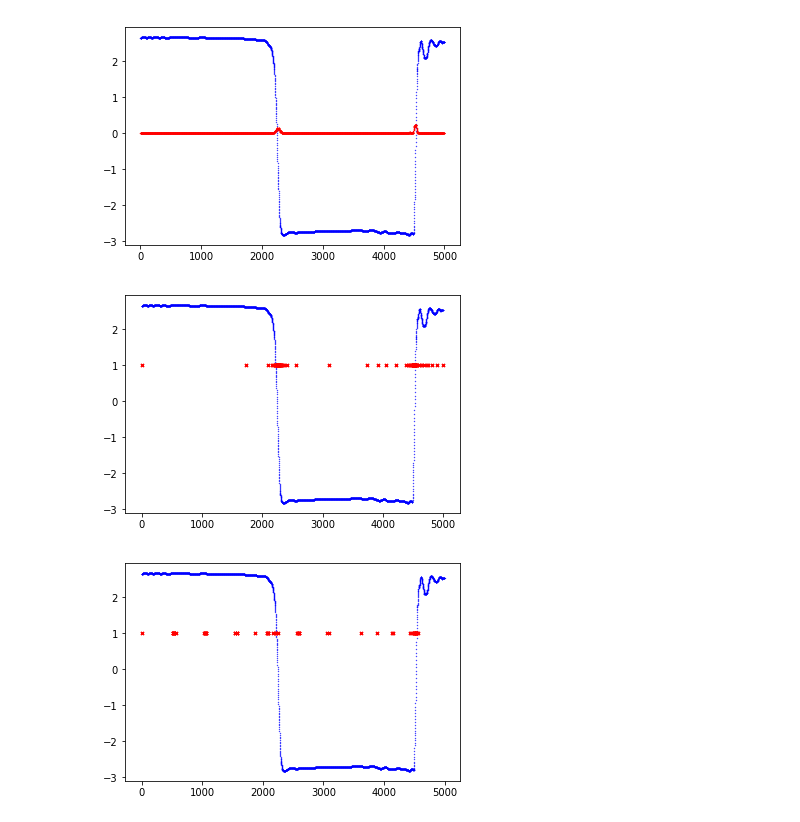
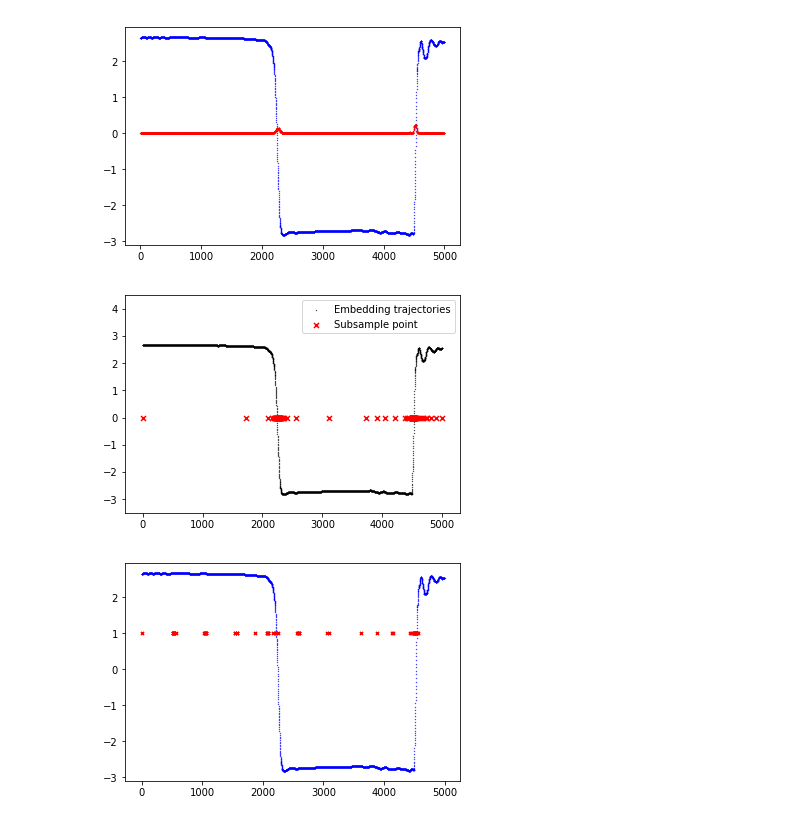
Before and after one commit to CODARcode/MDTrAnal, a Jupyter notebook: notebook/md_compress_adaptive.ipynb, the cells around one changed output. Saved outputs shown, nothing was run; the diff lists cells and outputs as text; code cells hidden in the pictures.

```diff
--- a/notebook/md_compress_adaptive.ipynb
+++ b/notebook/md_compress_adaptive.ipynb
@@ -198,11 +198,14 @@ sampling_rate = 0.005
 target, time_stamps = mds.batch_sampling(trace)
 # %%
 fig_c, ax_c = plt.subplots()
-ax_c.scatter(range(0,nmpsdm.shape[0]),nmpsdm[:,0], marker=".", c="b", s=0.5)
-ax_c.scatter(time_stamps, np.ones(time_stamps.shape),marker="x",c="r", s=10.0)
+ax_c.scatter(range(0,nmpsdm.shape[0]),nmpsdm[:,0], marker=".", c="k", s=0.4, label='Embedding trajectories')
+ax_c.scatter(time_stamps, np.zeros(time_stamps.shape),marker="x",c="r", s=25.0, label='Subsample point')
+plt.legend(loc="upper right")
+plt.ylim(-3.5, 4.5)
+plt.savefig("pre-print-MDtrj-smpl.pdf", format="pdf", bbox_inches="tight")
 plt.show()
 # %% [output]
-[figure, old version]
+[figure, new version]
 # %%
 mds2 = MDTrSampler(y, n_dim = 2, conv_size = 50, n_samples=64, batch_size=512, manifold_size=256)
 for i in range(x):
```
Also changed, not shown: 1 other file.
